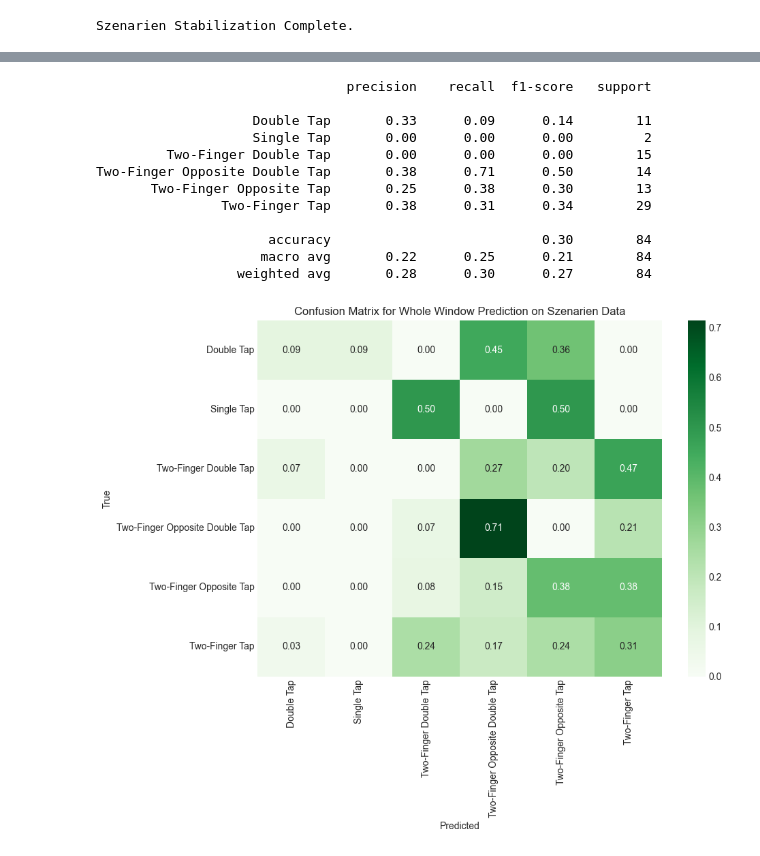
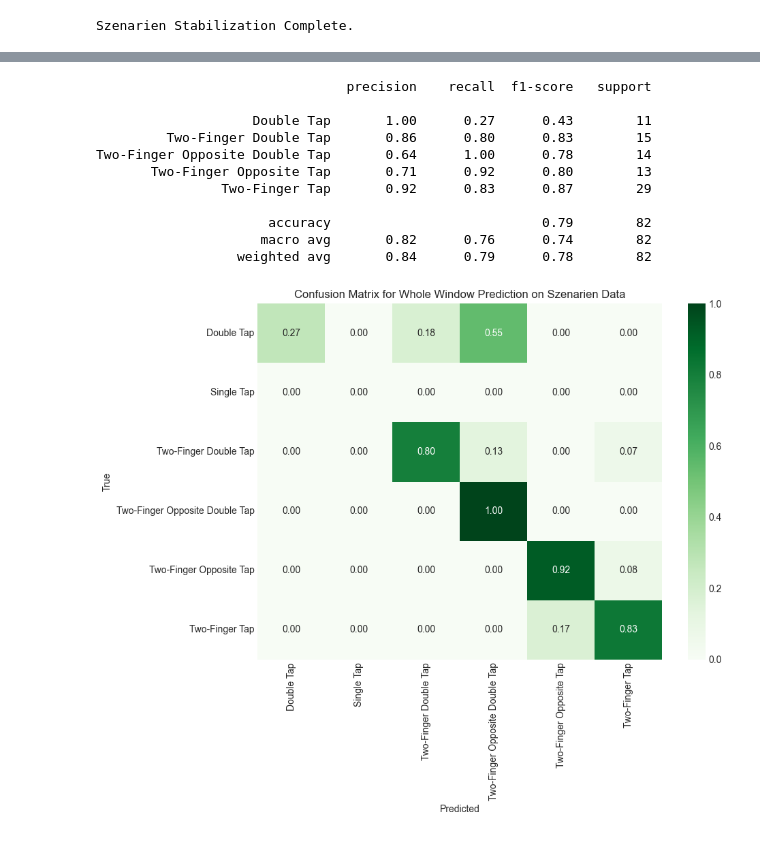
Before and after one commit to gutentag2012/master-knob-data-analysis, a Jupyter notebook: machinel-learning_lstm-tap.ipynb, the cells around one changed output, grey strips where cells are left out. Saved outputs shown, nothing was run; the diff lists cells and outputs as text; code cells hidden in the pictures.

```diff
--- a/machinel-learning_lstm-tap.ipynb
+++ b/machinel-learning_lstm-tap.ipynb
@@ -471 +621,4 @@ def create_feature_df(df_clean, smoothing_window=10):
+# %%
+df_permutated = augment_data_all_permutations(df_clean, limit=50)
+# df_permutated = df_clean.copy()
 # %%
@@ -1114,4 +1288,4 @@ Szenarien Stabilization Complete.
 # %%
 # Filter out all rows that dont have a marker_label that ends with "Tap"
-szenarien_df = szenarien_df[szenarien_df["marker_label"].str.endswith("Tap")]
-szenarien_df = szenarien_df.reset_index(drop=True)
+# szenarien_df = szenarien_df[szenarien_df["marker_label"].str.endswith("Tap")]
+# szenarien_df = szenarien_df.reset_index(drop=True)
@@ -1186,7 +1341,7 @@ Unique session_task_ids in Szenarien data: 20
 # %%
 # Make feature_df
 szenarien_feature_df, szenarien_additional_columns = create_feature_df(szenarien_df)
-szenarien_feature_columns = SENSOR_COLUMNS + szenarien_additional_columns
+szenarien_feature_columns = get_column_names(szenarien_additional_columns)
 # %%
 streams = {}        # session_task_id -> X_stream (T, D)
 streams_labels = {} # session_task_id -> marker_label per frame (T,)
@@ -1350,15 +1648,16 @@ plt.show()
 # Put all group_ids in windows
 windows = []
 window_lables = []
-window_meta = []
+meta_data = []
 for gid, gdf in szenarien_feature_df.groupby("group_id"):
     # ignore if the marker_label is "No Gesture" or None
-    if gdf["marker_label"].iloc[0] is None or gdf["marker_label"].iloc[0] == "No Gesture":
+    if gdf["marker_label"].iloc[0] is None or not gdf["marker_label"].iloc[0].endswith("Tap"):
         continue
     X_window = gdf[szenarien_feature_columns].to_numpy(dtype="float32")      # (T, D)
     windows.append(X_window)
-    window_lables.append(gdf["marker_label"].iloc[0])
-    window_meta.append({
+    marker_label = gdf["marker_label"].iloc[0]
+    window_lables.append(marker_label if marker_label is not None and marker_label.endswith("Tap") else "No Gesture")
+    meta_data.append({
         "session_task_id": gdf["session_task_id"].iloc[0],
         "participant_id": gdf["participant_id"].iloc[0],
         "group_id": gid
@@ -1496,35 +1755,47 @@ Unique predicted window labels: ['Double Tap' 'Single Tap' 'Two-Finger Double Ta
 # %%
 # Print confusion matrix and classification report for window predictions
-y_window_true_int = le.transform(all_window_true)           # if marker labels use same names
-y_window_pred_int = le.transform(all_window_pred)
-cm_window = confusion_matrix(y_window_true_int, y_window_pred_int)
-print(classification_report(y_window_true_int, y_window_pred_int, target_names=le.classes_))
+y_window_true_int = le_ext.transform(all_window_true)           # if marker labels use same names
+y_window_pred_int = le_ext.transform(all_window_pred)
+
+used_labels_window = np.unique(np.concatenate([y_window_true_int, y_window_pred_int]))
+used_target_names_window = le_ext.inverse_transform(used_labels_window)
+print(
+    classification_report(
+        y_window_true_int,
+        y_window_pred_int,
+        labels=used_labels_window,
+        target_names=used_target_names_window
+    )
+)
+
+cm_window = confusion_matrix(y_window_true_int, y_window_pred_int, labels=range(len(le_ext.classes_)))
 cm_window_norm = cm_window.astype('float') / cm_window.sum(axis=1)[:, np.newaxis]
+cm_window_norm = np.nan_to_num(cm_window_norm)
+
 plt.figure(figsize=(10, 8))
 sns.heatmap(
     cm_window_norm,
     annot=True,
     fmt=".2f",
-    xticklabels=le.classes_,
-    yticklabels=le.classes_,
+    xticklabels=le_ext.classes_,
+    yticklabels=le_ext.classes_,
     cmap="Greens"
 )
 plt.xlabel("Predicted")
 plt.ylabel("True")
 plt.title("Confusion Matrix for Whole Window Prediction on Szenarien Data")
 plt.tight_layout()
 plt.show()
 # %% [output]
                                 precision    recall  f1-score   support
 
-                    Double Tap       0.33      0.09      0.14        11
-                    Single Tap       0.00      0.00      0.00         2
-         Two-Finger Double Tap       0.00      0.00      0.00        15
-Two-Finger Opposite Double Tap       0.38      0.71      0.50        14
-       Two-Finger Opposite Tap       0.25      0.38      0.30        13
-                Two-Finger Tap       0.38      0.31      0.34        29
+                    Double Tap       1.00      0.27      0.43        11
+         Two-Finger Double Tap       0.86      0.80      0.83        15
+Two-Finger Opposite Double Tap       0.64      1.00      0.78        14
+       Two-Finger Opposite Tap       0.71      0.92      0.80        13
+                Two-Finger Tap       0.92      0.83      0.87        29
 
-                      accuracy                           0.30        84
-                     macro avg       0.22      0.25      0.21        84
-                  weighted avg       0.28      0.30      0.27        84
+                      accuracy                           0.79        82
+                     macro avg       0.82      0.76      0.74        82
+                  weighted avg       0.84      0.79      0.78        82
-[figure, old version]
+[figure, new version]
```
Also changed, not shown: parts of 57 cells of this notebook, 32 other files.
